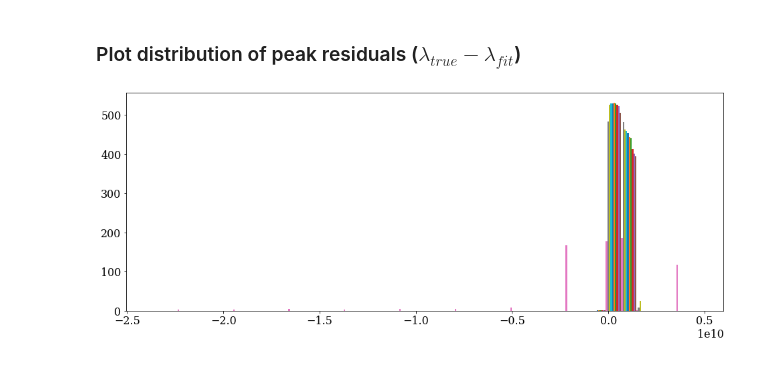
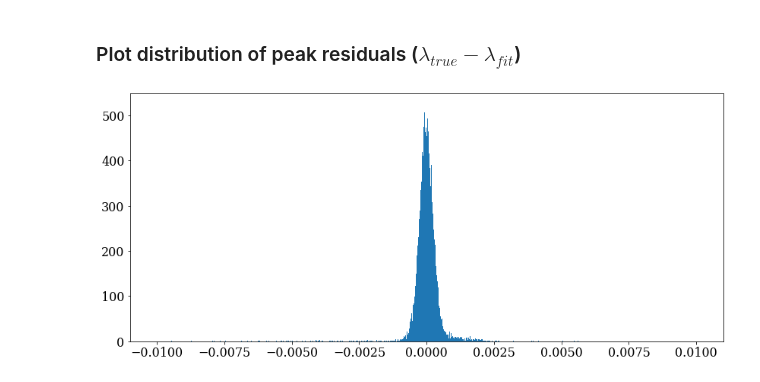
Before and after one commit to Harteg/bachelor-project, a Jupyter notebook: testing_calib_lib.ipynb, the cells around one changed output. Cells and saved outputs as stored; diff of their text form; code cells hidden in the pictures.

```diff
--- a/testing_calib_lib.ipynb
+++ b/testing_calib_lib.ipynb
@@ -139,22 +265,25 @@ Text(0.5, 1.0, 'Number of peaks per order')
 # %%
 peak_pos_residuals = []
 for result in results:
-    order, peak_fit, wavel_true = result
+    order, peak_fit, wavel_true, wavel_given = result
 
-    if np.isnan(peak_fit).any(): # leave out orders with no peaks
+    if np.isnan(peak_fit).all(): # leave out orders with no peaks
         continue
 
+    # Fit peak positions
     peak_pos_fit = fit_peak_positions(wavel_true, peak_fit)
 
-    x = np.asarray(peak_fit)[:,1]
-    peak_pos_residuals.append(wavel_true - peak_position_fit_func(x, *peak_pos_fit))
+    # Compute fit residual
+    x = peak_fit[:,2]
+    residual = wavel_true - peak_position_fit_func(x, *peak_pos_fit)
+    peak_pos_residuals.append(residual)
 
-    plt.figure(figsize=(8,4))
-    x = np.asarray(peak_fit)[:,1]
-    plt.plot(x, wavel_true - peak_position_fit_func(x, *peak_pos_fit), ".")
-    plt.title(f"{order}. order")
-    plt.xlabel("Pixel peak position")
-    plt.ylabel("$\lambda_{true} - \lambda_{fit} $ / Å")
+    # Plot
+    # plt.figure(figsize=(8,4))
+    # plt.plot(x, residual, ".")
+    # plt.title(f"{order}. order")
+    # plt.xlabel("Pixel peak position")
+    # plt.ylabel("$\lambda_{true} - \lambda_{fit} $ / Å")
 
 
 peak_pos_residuals = np.asarray(peak_pos_residuals, dtype=object)
@@ -175,8 +290,10 @@ peak_pos_residuals = np.asarray(peak_pos_residuals, dtype=object)
 # %% [markdown]
 ### Plot distribution of peak residuals ($\lambda_{true} - \lambda_{fit}$)
-# %%
-plt.figure(figsize=(16,6))
-plt.hist(peak_pos_residuals);
-# plt.xlim(-0.5e10, 0.5e10)
-# %% [output]
-[figure, removed]
+# %%
+fig, ax2 = plt.subplots(figsize=(14,6))
+# ax2.hist(peak_pos_residuals.flatten(), bins=100, range=(-10e-4, 10e-4));
+ax2.hist(np.concatenate(peak_pos_residuals), bins=1000, range=(-10e-3, 10e-3));
+# ax2.set_xlim(-10e-4, 10e-4)
+# fig.savefig("figures/peak_residuals.png", dpi=300)
+# %% [output]
+[figure, added]
```
Also changed, not shown: parts of 16 cells of this notebook, 41 other files.
